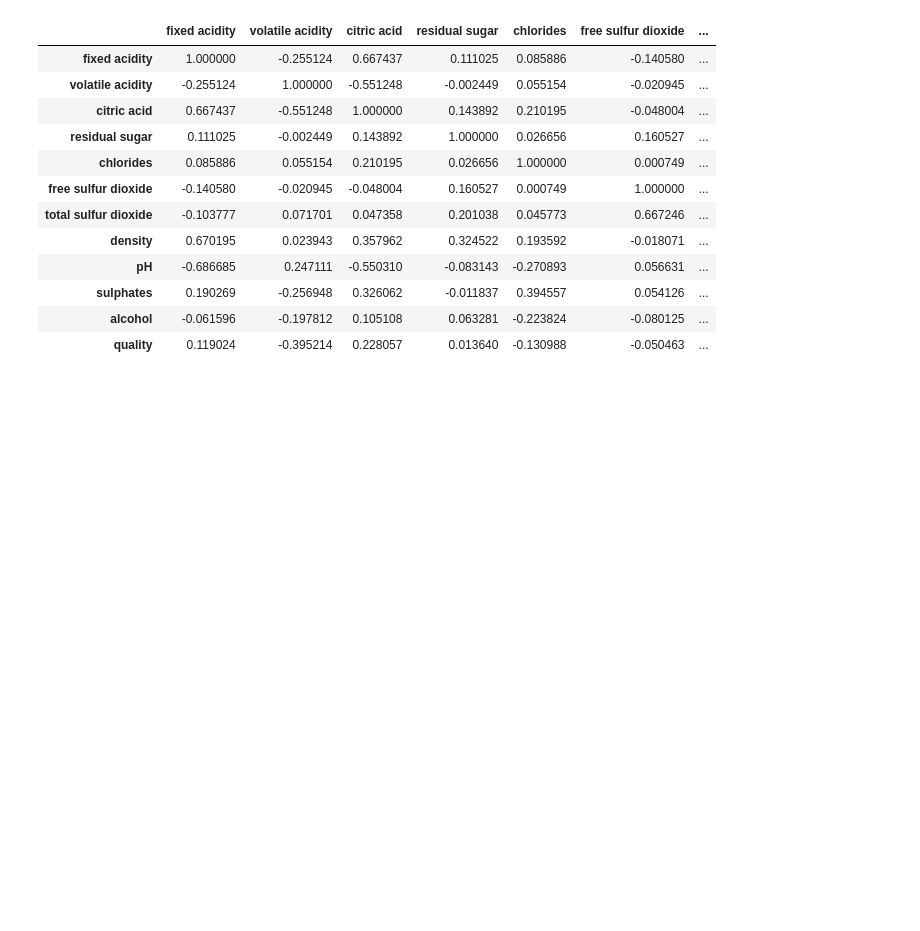
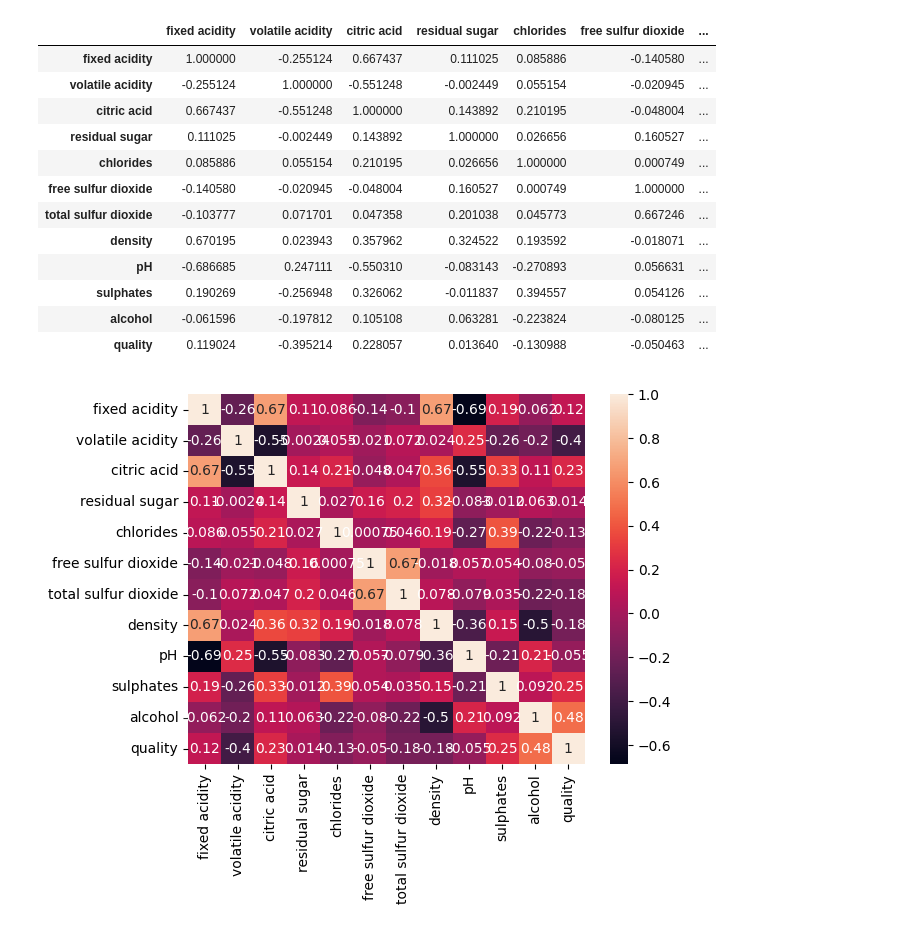
Before and after one commit to CodeLoopdroid/AI_ML_Bootcamp, a Jupyter notebook: Feature_Engineering/EDA_winequality.ipynb, the cells around one changed output. Drawn from its saved outputs; the diff is of its cells as text; code cells hidden in the pictures; blank space fills up the shorter version.

```diff
--- a/Feature_Engineering/EDA_winequality.ipynb
+++ b/Feature_Engineering/EDA_winequality.ipynb
@@ -115,3 +115,10 @@ df.corr()
 | sulphates | 0.190269 | -0.256948 | 0.326062 | -0.011837 | 0.394557 | 0.054126 | ... |
 | alcohol | -0.061596 | -0.197812 | 0.105108 | 0.063281 | -0.223824 | -0.080125 | ... |
 | quality | 0.119024 | -0.395214 | 0.228057 | 0.013640 | -0.130988 | -0.050463 | ... |
+# %%
+import seaborn as sns
+import matplotlib.pyplot as plt
+sns.heatmap(df.corr(),annot=True)
+plt.show()
+# %% [output]
+[figure, added]
```
